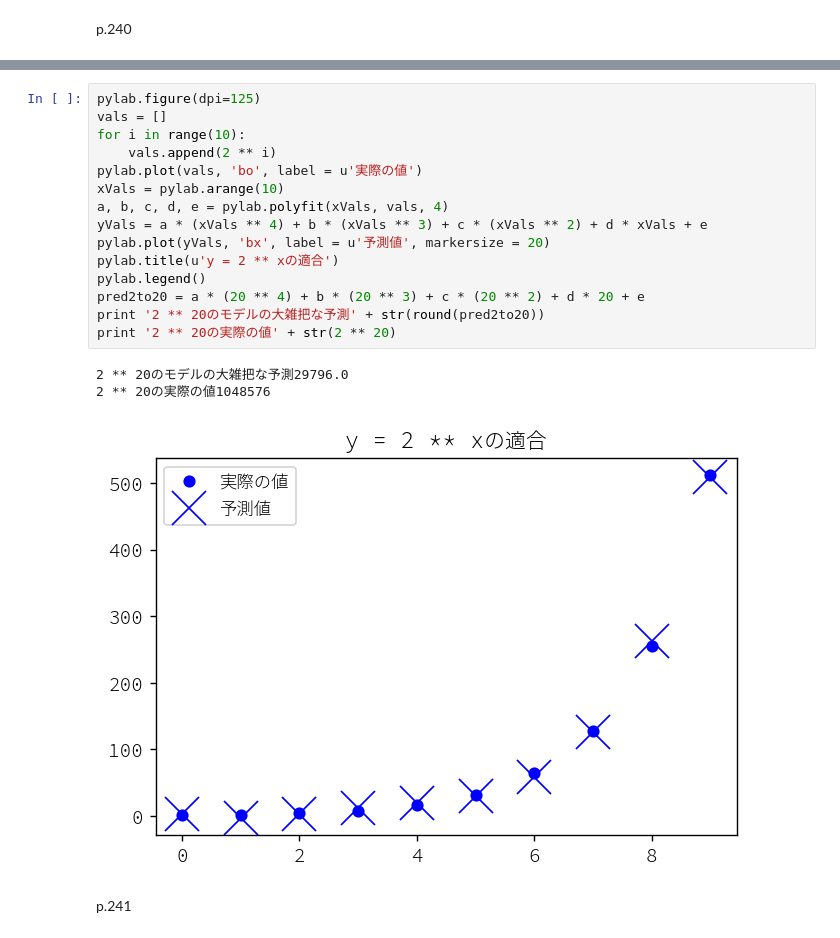
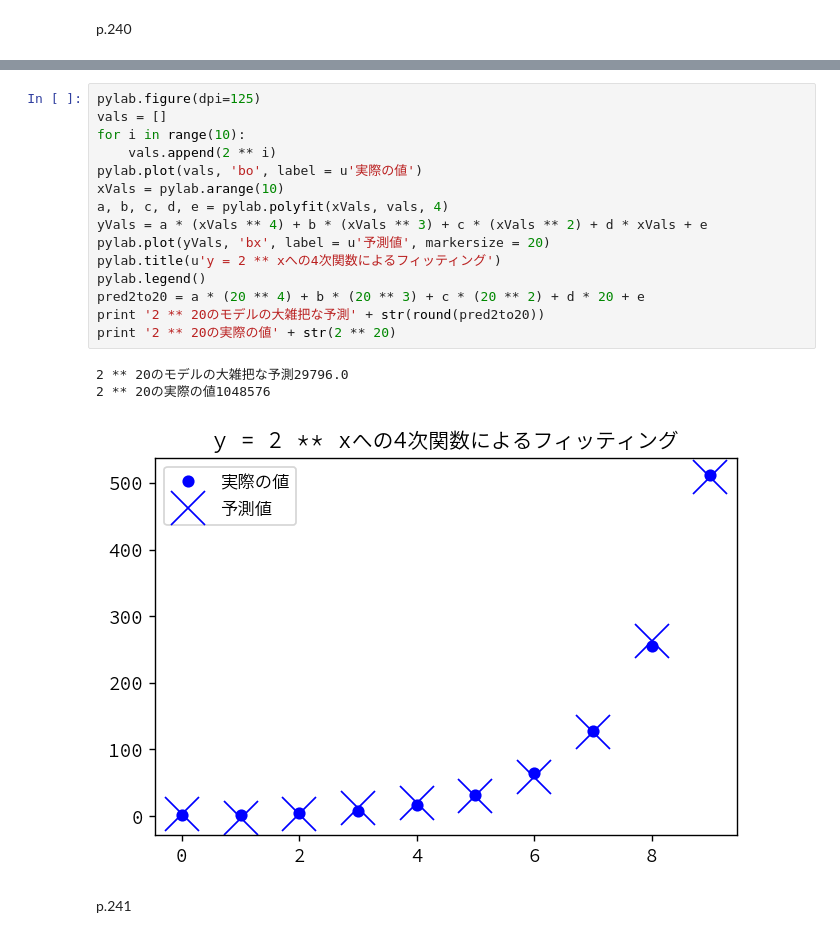
Before and after one commit to akokubo/jupyter-notebook-python2, a Jupyter notebook: 第15章 実験データの理解.ipynb, the cells around one changed output, grey strips where cells are left out. Drawn from its saved outputs; the diff is of its cells as text.

```diff
--- a/第15章 実験データの理解.ipynb
+++ b/第15章 実験データの理解.ipynb
@@ -314,22 +309,22 @@ pylab.legend()
 # %%
 pylab.figure(dpi=125)
 vals = []
 for i in range(10):
     vals.append(2 ** i)
 pylab.plot(vals, 'bo', label = u'実際の値')
 xVals = pylab.arange(10)
 a, b, c, d, e = pylab.polyfit(xVals, vals, 4)
 yVals = a * (xVals ** 4) + b * (xVals ** 3) + c * (xVals ** 2) + d * xVals + e
 pylab.plot(yVals, 'bx', label = u'予測値', markersize = 20)
-pylab.title(u'y = 2 ** xの適合')
+pylab.title(u'y = 2 ** xへの4次関数によるフィッティング')
 pylab.legend()
 pred2to20 = a * (20 ** 4) + b * (20 ** 3) + c * (20 ** 2) + d * 20 + e
 print '2 ** 20のモデルの大雑把な予測' + str(round(pred2to20))
 print '2 ** 20の実際の値' + str(2 ** 20)
 # %% [output]
 2 ** 20のモデルの大雑把な予測29796.0
 2 ** 20の実際の値1048576
-[figure, old version]
+[figure, new version]
 # %% [markdown]
 p.241
 # %%
```
Also changed, not shown: parts of 25 cells of this notebook, 1 other file.
